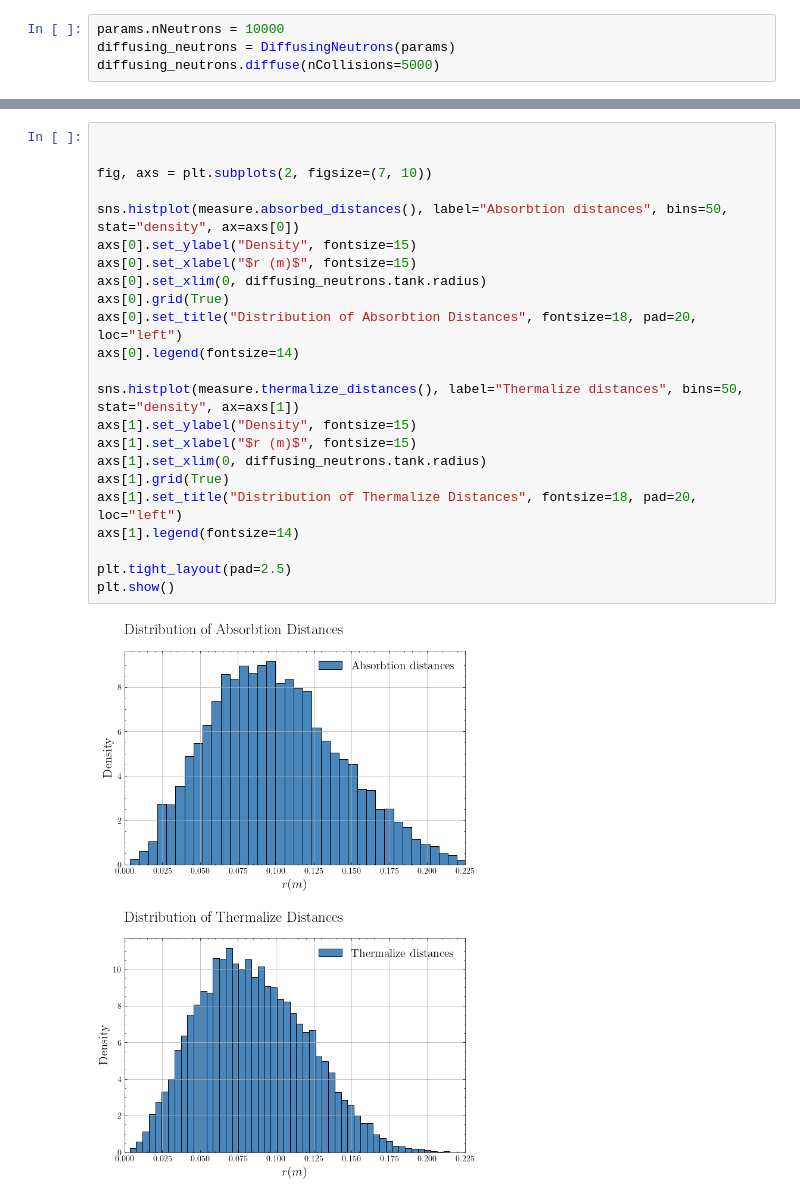
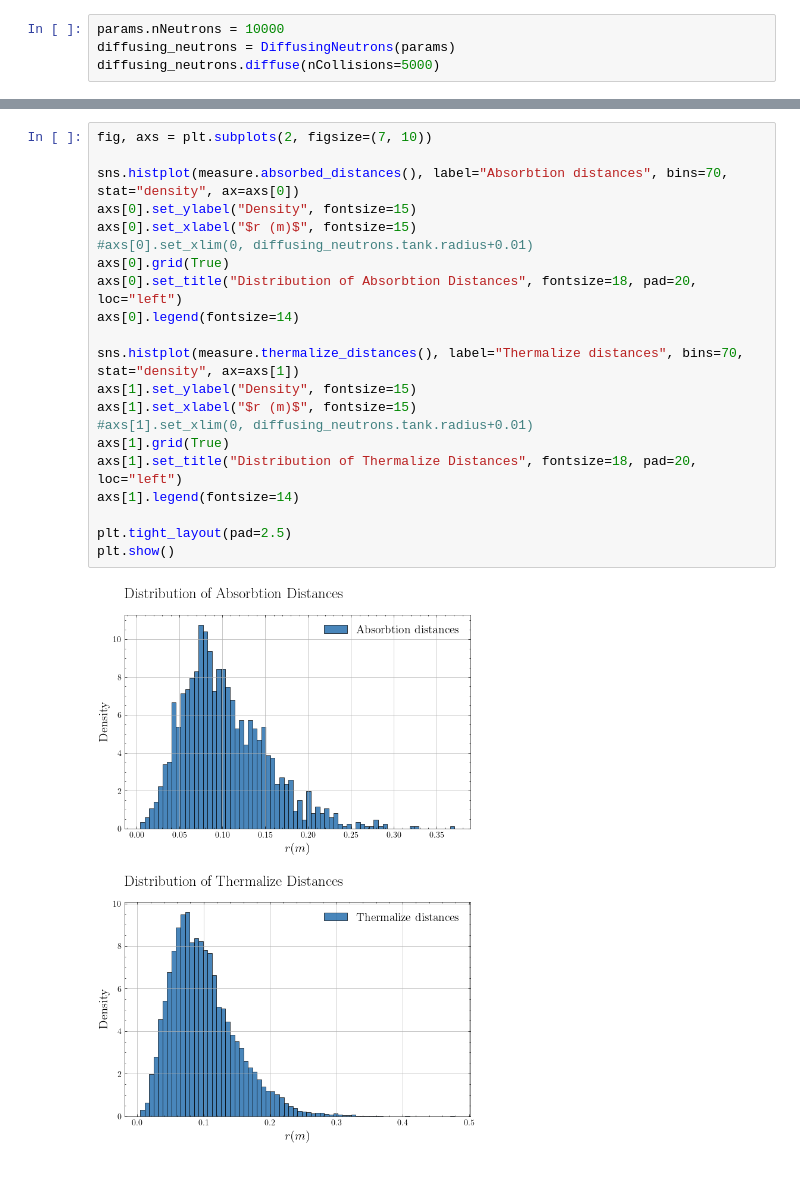
Before and after one commit to DerkNiessink/NeutroWater, a Jupyter notebook: analysis/simulation.ipynb, the cells around one changed output, grey strips where cells are left out. Cells and saved outputs as stored; diff of their text form.

Commit message:
Thermal neutrons undergo random walks

```diff
--- a/analysis/simulation.ipynb
+++ b/analysis/simulation.ipynb
@@ -131,28 +131,26 @@ Escaped: 94
 # %%
-
-
 fig, axs = plt.subplots(2, figsize=(7, 10))
 
-sns.histplot(measure.absorbed_distances(), label="Absorbtion distances", bins=50, stat="density", ax=axs[0])
+sns.histplot(measure.absorbed_distances(), label="Absorbtion distances", bins=70, stat="density", ax=axs[0])
 axs[0].set_ylabel("Density", fontsize=15)
 axs[0].set_xlabel("$r (m)$", fontsize=15)
-axs[0].set_xlim(0, diffusing_neutrons.tank.radius)
+#axs[0].set_xlim(0, diffusing_neutrons.tank.radius+0.01)
 axs[0].grid(True)
 axs[0].set_title("Distribution of Absorbtion Distances", fontsize=18, pad=20, loc="left")
 axs[0].legend(fontsize=14)
 
-sns.histplot(measure.thermalize_distances(), label="Thermalize distances", bins=50, stat="density", ax=axs[1])
+sns.histplot(measure.thermalize_distances(), label="Thermalize distances", bins=70, stat="density", ax=axs[1])
 axs[1].set_ylabel("Density", fontsize=15)
 axs[1].set_xlabel("$r (m)$", fontsize=15)
-axs[1].set_xlim(0, diffusing_neutrons.tank.radius)
+#axs[1].set_xlim(0, diffusing_neutrons.tank.radius+0.01)
 axs[1].grid(True)
 axs[1].set_title("Distribution of Thermalize Distances", fontsize=18, pad=20, loc="left")
 axs[1].legend(fontsize=14)
 
 plt.tight_layout(pad=2.5)
 plt.show()
 # %% [output]
-[figure, old version]
+[figure, new version]
 # %%
 plt.figure(figsize= (7, 5))
 
```
Also changed, not shown: parts of 6 cells of this notebook, 1 other file.
